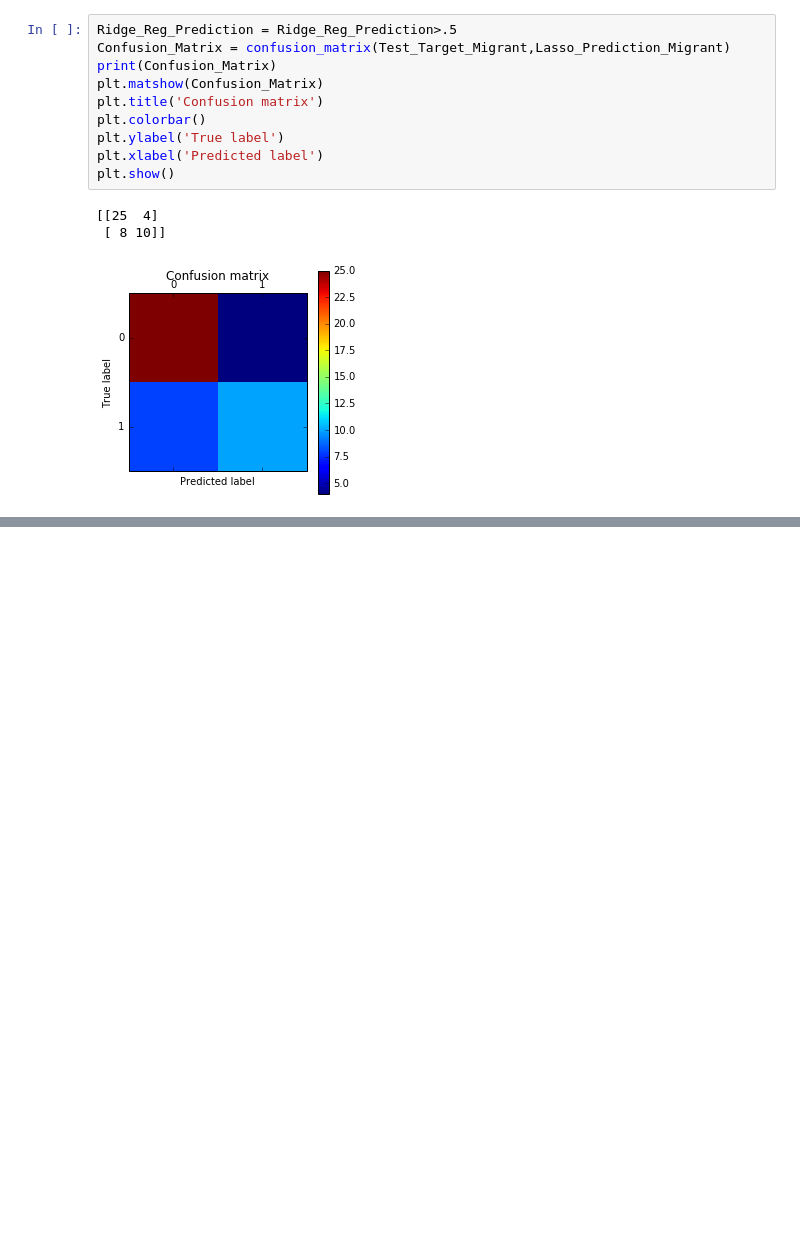
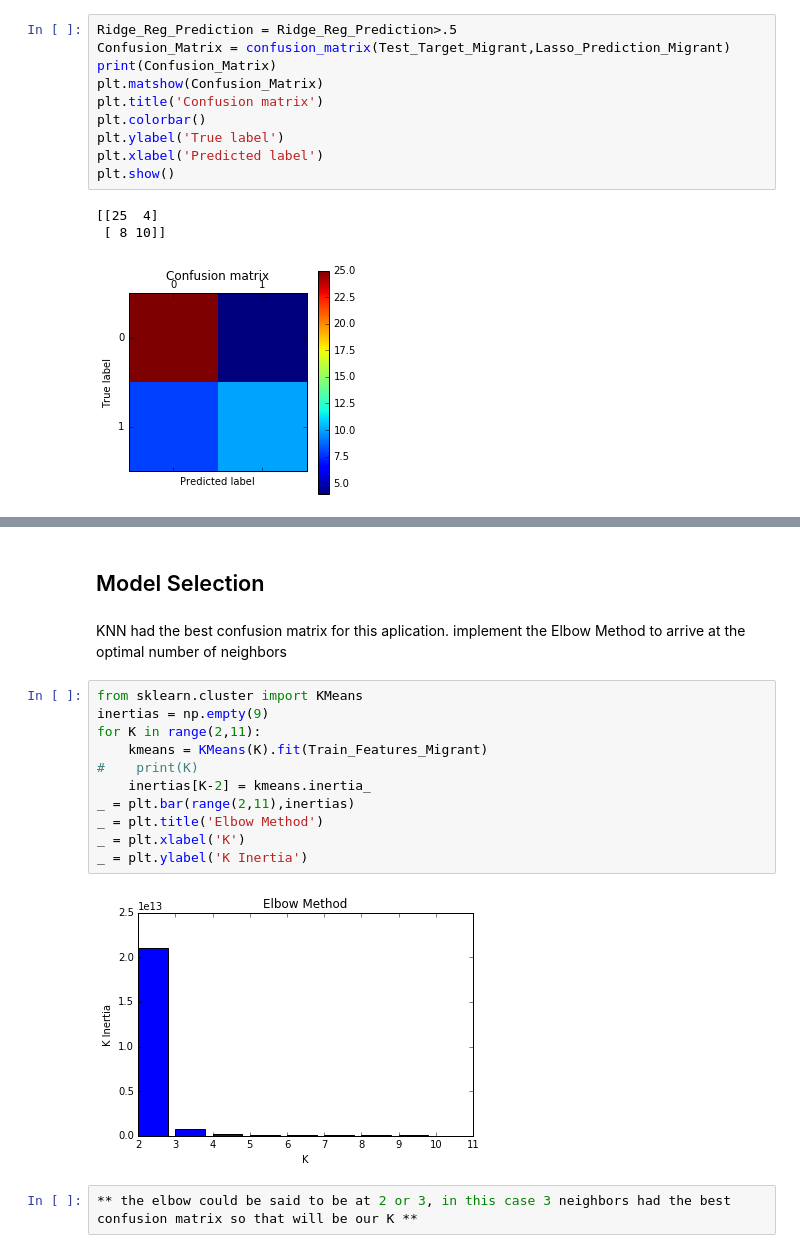
Before and after one commit to NathanLaird/Migrant-Education, a Jupyter notebook: Machine_Learning_Analysis.ipynb, the cells around one changed output, grey strips where cells are left out. Drawn from its saved outputs; the diff is of its cells as text; blank space fills up the shorter version.

```diff
--- a/Machine_Learning_Analysis.ipynb
+++ b/Machine_Learning_Analysis.ipynb
@@ -147,0 +187,19 @@ plt.show()
+# %% [markdown]
+## Model Selection
+# %% [markdown]
+KNN had the best confusion matrix for this aplication. implement the Elbow Method to arrive at the optimal number of neighbors
+# %%
+from sklearn.cluster import KMeans
+inertias = np.empty(9)
+for K in range(2,11):
+    kmeans = KMeans(K).fit(Train_Features_Migrant)
+#    print(K)
+    inertias[K-2] = kmeans.inertia_
+_ = plt.bar(range(2,11),inertias)
+_ = plt.title('Elbow Method')
+_ = plt.xlabel('K')
+_ = plt.ylabel('K Inertia')
+# %% [output]
+[figure, added]
+# %%
+** the elbow could be said to be at 2 or 3, in this case 3 neighbors had the best confusion matrix so that will be our K **
```
Also changed, not shown: parts of 12 cells of this notebook, 5 other files.
